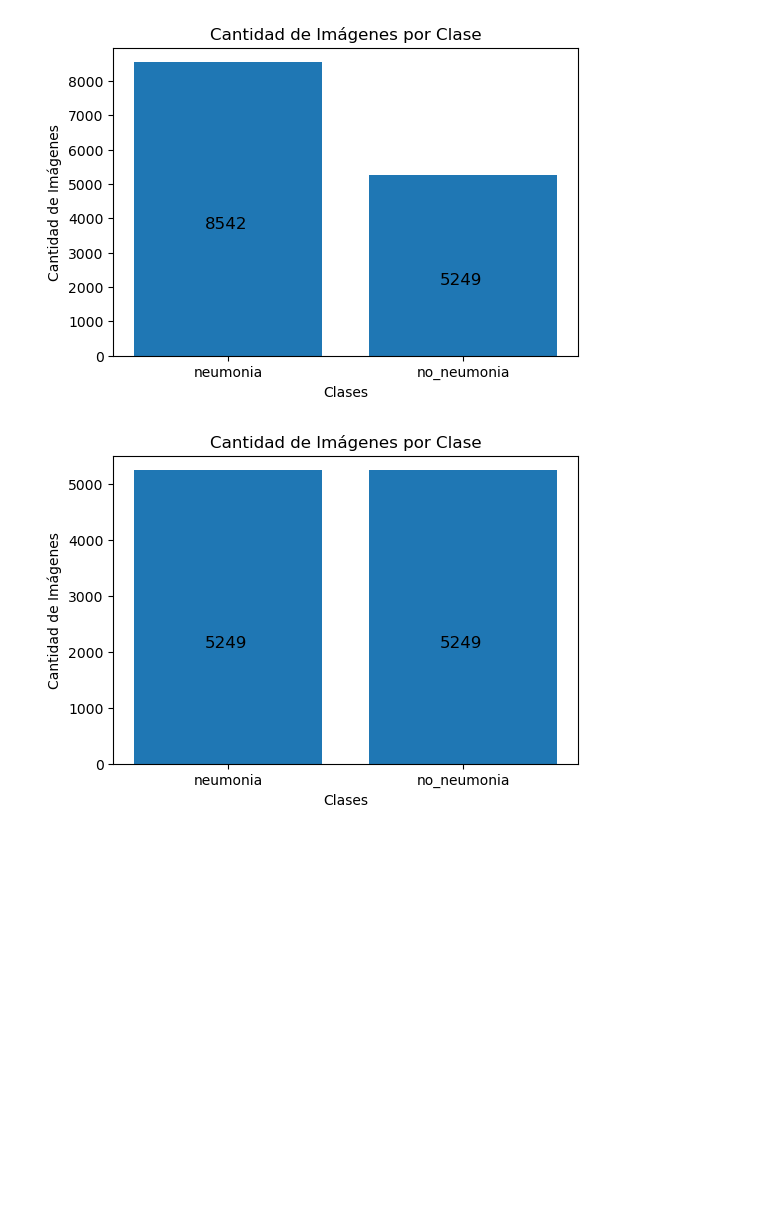
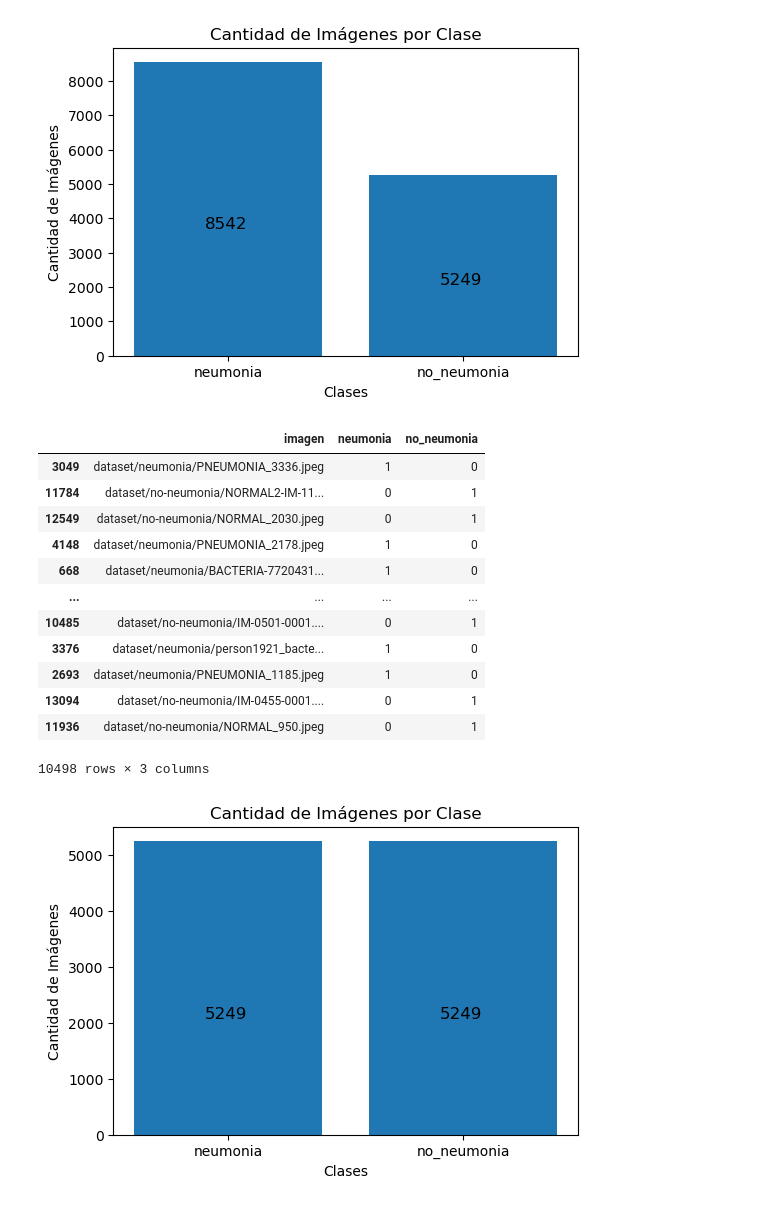
Before and after one commit to xebertz/tp-principal-grupo-0-lcs, a Jupyter notebook: sprint-3-pulmones/Preparación de datos/preparacion-datos.ipynb, the cells around one changed output. Saved outputs shown, nothing was run; the diff lists cells and outputs as text; code cells hidden in the pictures; blank space fills up the shorter version.

```diff
--- a/sprint-3-pulmones/Preparación de datos/preparacion-datos.ipynb
+++ b/sprint-3-pulmones/Preparación de datos/preparacion-datos.ipynb
@@ -119,3 +113,21 @@ archivos_a_eliminar = archivos_a_eliminar["imagen"]
 
 # Concatena los DataFrames filtrados
 df = pd.concat([df_neumonia, df_no_neumonia])
+# %%
+# Mezclo
+df = df.sample(frac=1)
+df
+# %% [output]
+|  | imagen | neumonia | no_neumonia |
+| 3049 | dataset/neumonia/PNEUMONIA_3336.jpeg | 1 | 0 |
+| 11784 | dataset/no-neumonia/NORMAL2-IM-11... | 0 | 1 |
+| 12549 | dataset/no-neumonia/NORMAL_2030.jpeg | 0 | 1 |
+| 4148 | dataset/neumonia/PNEUMONIA_2178.jpeg | 1 | 0 |
+| 668 | dataset/neumonia/BACTERIA-7720431... | 1 | 0 |
+| ... | ... | ... | ... |
+| 10485 | dataset/no-neumonia/IM-0501-0001.... | 0 | 1 |
+| 3376 | dataset/neumonia/person1921_bacte... | 1 | 0 |
+| 2693 | dataset/neumonia/PNEUMONIA_1185.jpeg | 1 | 0 |
+| 13094 | dataset/no-neumonia/IM-0455-0001.... | 0 | 1 |
+| 11936 | dataset/no-neumonia/NORMAL_950.jpeg | 0 | 1 |
+10498 rows × 3 columns
```
Also changed, not shown: parts of 3 cells of this notebook.
